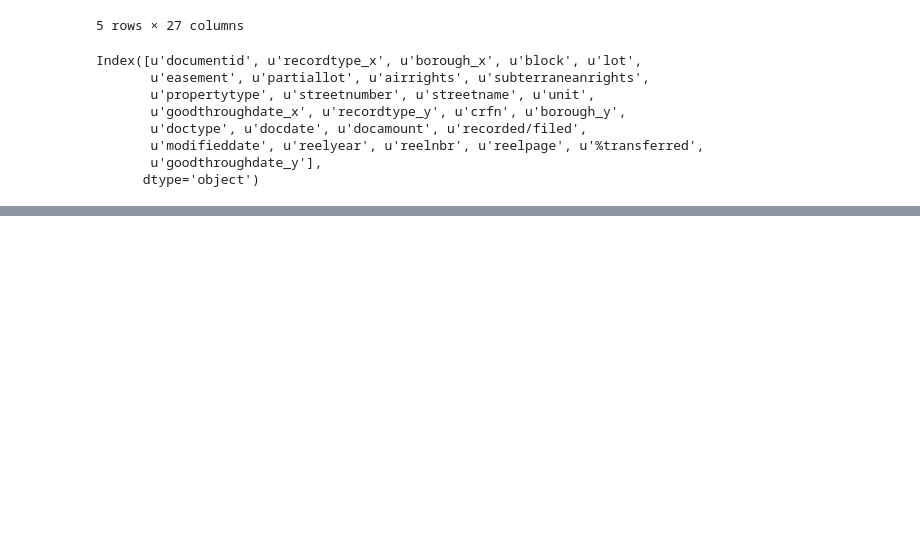
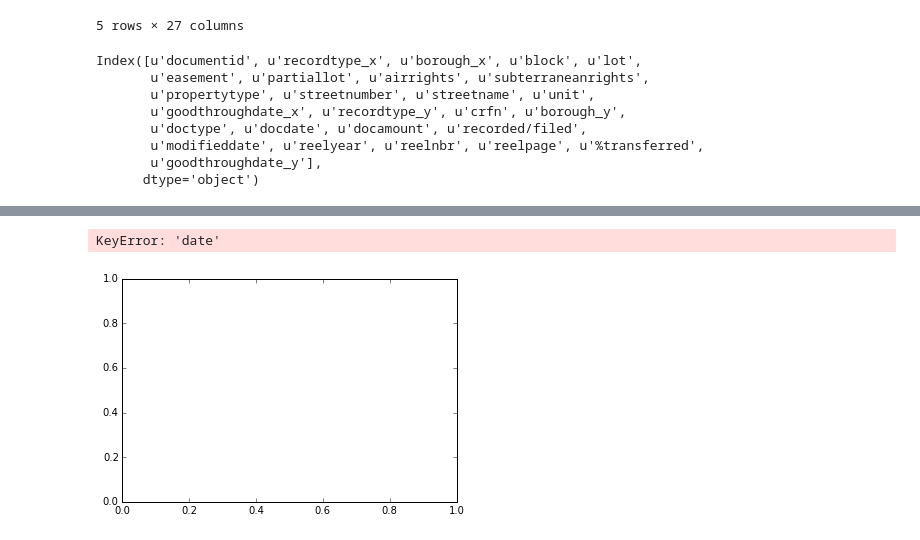
Before and after one commit to Jwerberg/slideruleprojects, a Jupyter notebook: Initial Coop Data Story.ipynb, the cells around one changed output, grey strips where cells are left out. Cells and saved outputs as stored; diff of their text form; code cells hidden in the pictures; blank space fills up the shorter version.

```diff
--- a/Initial Coop Data Story.ipynb
+++ b/Initial Coop Data Story.ipynb
@@ -245,0 +147,6 @@ df['date_field'] = [ datetime.strptime(date_string, '%m/%d/%Y') for date_string
+# %%
+#why does this give an error?
+sales.plot(x='date',y='docamount',kind='scatter')
+# %% [output]
+KeyError: 'date'
+[figure, added]
```
Also changed, not shown: parts of 26 cells of this notebook.
